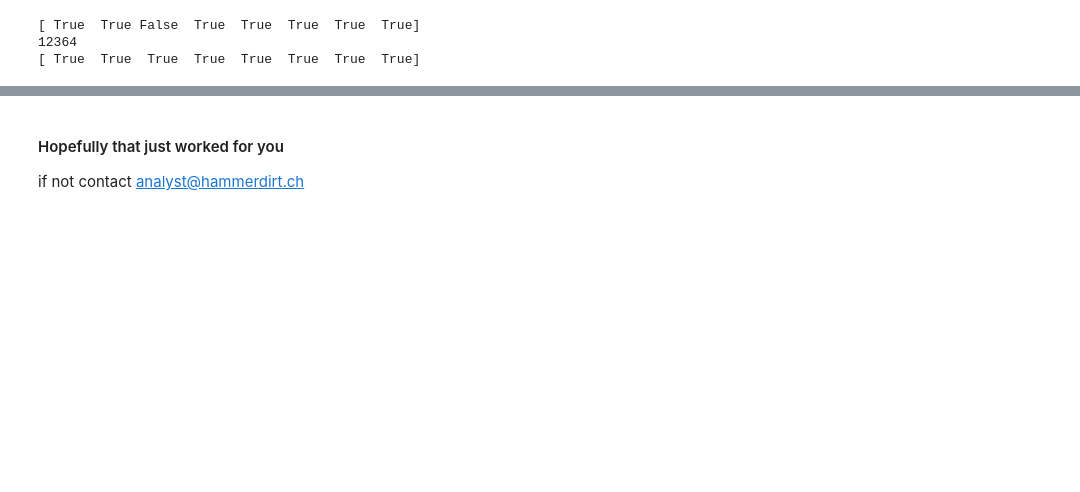
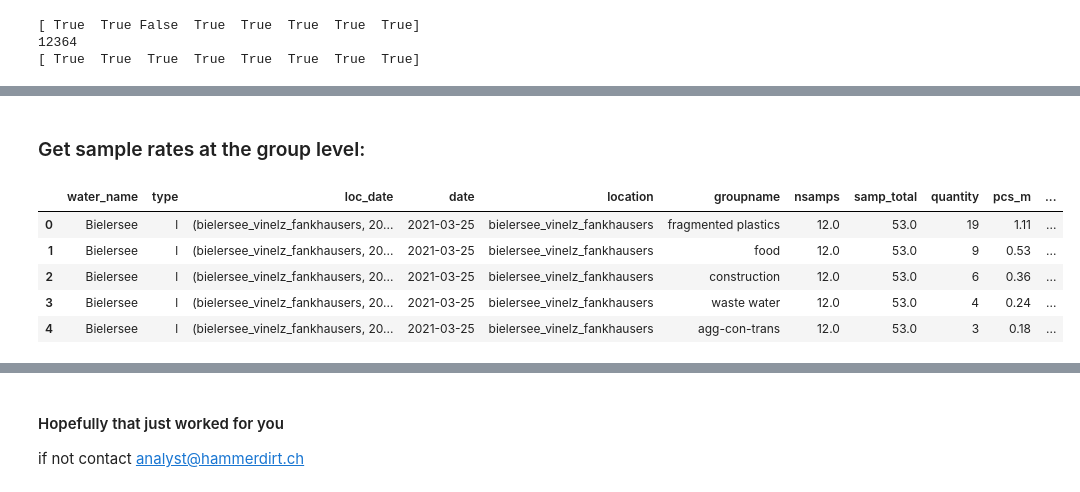
Before and after one commit to hammerdirt-analyst/iqals, a Jupyter notebook: use_a_class.ipynb, the cells around one changed output, grey strips where cells are left out. Cells and saved outputs as stored; diff of their text form; code cells hidden in the pictures; blank space fills up the shorter version.

Commit message:
added dims data to use a class

```diff
--- a/use_a_class.ipynb
+++ b/use_a_class.ipynb
@@ -229,5 +236,6 @@ som_bassin_data = b.bassin_data.copy()
 
 # mark all the records that have quantity > 0
 som_bassin_data['fail'] = som_bassin_data.quantity > 0
+som_bassin_data = som_bassin_data[som_bassin_data.columns[1:]]
 print(som_bassin_data.columns)
 # %% [output]
@@ -258,12 +295,12 @@ for beach in som_bassin_data.location.unique():
     som_bassin_data.loc[som_bassin_data.location==beach, 'nsamps'] = add_attribute(beach, a_map=num_samp_location)
 
 # the number of samples at a location divided by the total number of samples
-som_bassin_data['l_weight'] = som_bassin_data.nsamps/len(som_bassin_data.loc_date.unique())
+# som_bassin_data['l_weight'] = som_bassin_data.nsamps/len(som_bassin_data.loc_date.unique())
 
 # the survey total for the corresponding loc_date variable
 for loc_date in som_bassin_data.loc_date.unique():
     som_bassin_data.loc[som_bassin_data.loc_date==loc_date, 'samp_total'] = qty_sample[[loc_date]][0]
 
 # the % of total for that object for the survey defined by loc_date
-som_bassin_data['% of total'] = som_bassin_data.quantity/som_bassin_data.samp_total
+som_bassin_data['sample_% _of_total'] = som_bassin_data.quantity/som_bassin_data.samp_total
 # %%
@@ -312,20 +317,26 @@ Name: pcs_m, dtype: float64
 # %%
+# rank the quantity found of each code in each survey for all locations
+ranked = []
+
+# the loc_date values to aggregate:
+locs = som_bassin_data.loc_date.unique()
+
 # for each value in loc_date:
 sbd = som_bassin_data.copy()
 for a_samp in locs:
     # sort the values for each survey by
     sbdl = sbd[sbd.loc_date == a_samp].sort_values(by='quantity', ascending=False)
     sbdl = sbdl.set_index(np.arange(1, len(sbdl)+1), drop=True)
-    sbdl['rank'] = sbdl.index
+    sbdl['sample_rank'] = sbdl.index
     ranked.append(sbdl)
 
 # new data with amplitude rankings for each record
-som_bassin_data = pd.concat(ranked, ignore_index=True)
+sbd = pd.concat(ranked, ignore_index=True)
 
 # check the key values before and after:
-print(q_before == som_bassin_data.quantity.describe().values)
-print(som_bassin_data.quantity.sum())
-print(pc_befor == som_bassin_data.pcs_m.describe().values)
+print(q_before == sbd.quantity.describe().values)
+print(sbd.quantity.sum())
+print(pc_befor == sbd.pcs_m.describe().values)
 # %% [output]
 [ True  True False  True  True  True  True  True]
 12364
@@ -332,0 +476,30 @@ print(pc_befor == som_bassin_data.pcs_m.describe().values)
+# %% [markdown]
+### Get sample rates at the group level:
+# %%
+def calculate_fail(x):
+    a_q = x.sum()
+    if a_q > 0:
+        data = True
+    else:
+        data = False
+    return data
+# %%
+sbd_g = sbd.groupby(['water_name', 'type', 'loc_date', 'date', 'location', 'groupname', 'nsamps', 'samp_total'], as_index=False).agg({'quantity':'sum', 'pcs_m':'sum', 'fail':calculate_fail})
+
+sbd_g_ranked = []
+for a_samp in locs:
+    # sort the values for each survey by
+    sbdl = sbd_g.loc[sbd_g.loc_date==a_samp].sort_values(by='quantity', ascending=False)
+    sbdl = sbdl.set_index(np.arange(1, len(sbdl)+1), drop=True)
+    sbdl['sample_rank'] = sbdl.index
+    sbd_g_ranked.append(sbdl)
+sbd_g_ranked[0]
+sbd_gr = pd.concat(sbd_g_ranked, ignore_index=True)
+sbd_gr.head()
+# %% [output]
+|  | water_name | type | loc_date | date | location | groupname | nsamps | samp_total | quantity | pcs_m | ... |
+| 0 | Bielersee | l | (bielersee_vinelz_fankhausers, 20... | 2021-03-25 | bielersee_vinelz_fankhausers | fragmented plastics | 12.0 | 53.0 | 19 | 1.11 | ... |
+| 1 | Bielersee | l | (bielersee_vinelz_fankhausers, 20... | 2021-03-25 | bielersee_vinelz_fankhausers | food | 12.0 | 53.0 | 9 | 0.53 | ... |
+| 2 | Bielersee | l | (bielersee_vinelz_fankhausers, 20... | 2021-03-25 | bielersee_vinelz_fankhausers | construction | 12.0 | 53.0 | 6 | 0.36 | ... |
+| 3 | Bielersee | l | (bielersee_vinelz_fankhausers, 20... | 2021-03-25 | bielersee_vinelz_fankhausers | waste water | 12.0 | 53.0 | 4 | 0.24 | ... |
+| 4 | Bielersee | l | (bielersee_vinelz_fankhausers, 20... | 2021-03-25 | bielersee_vinelz_fankhausers | agg-con-trans | 12.0 | 53.0 | 3 | 0.18 | ... |
```
Also changed, not shown: parts of 56 cells of this notebook, 1 other file.
